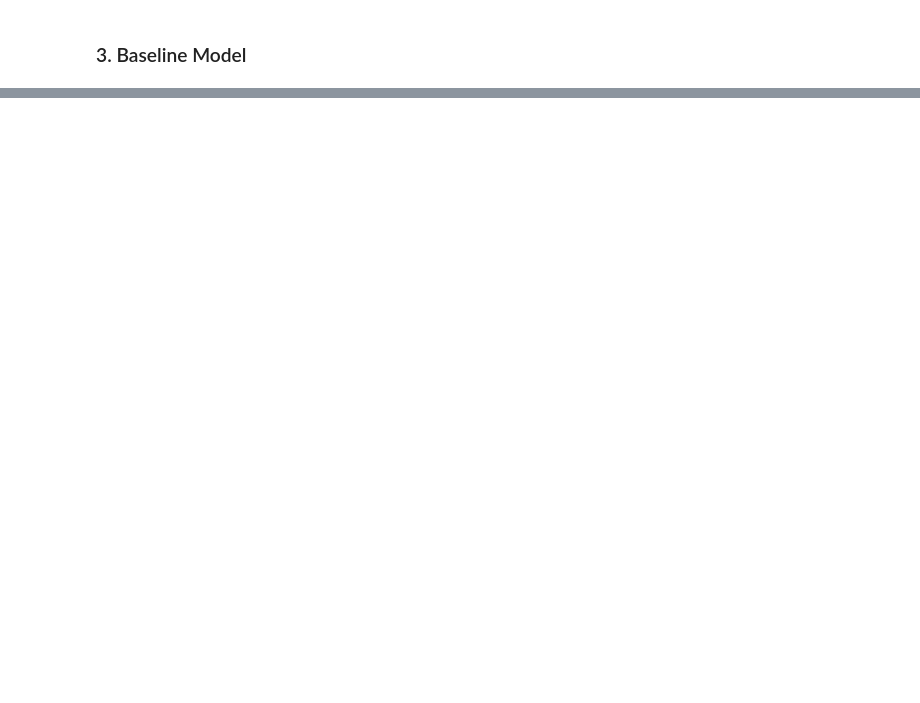
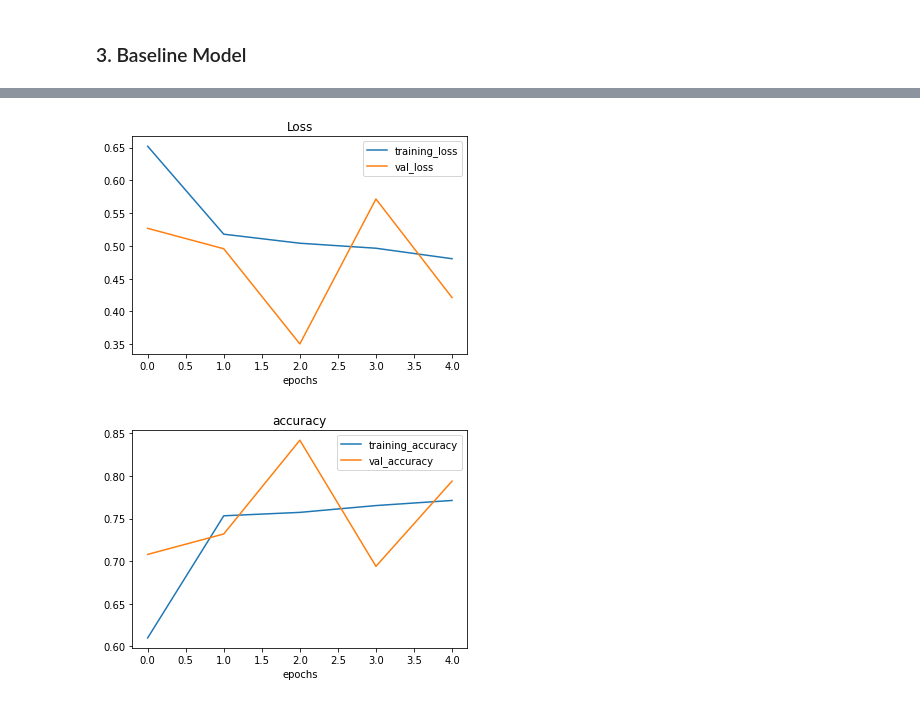
Before and after one commit to ShyamSundhar1411/My-ML-Notebooks, a Jupyter notebook: Classifications/Introduction_to_Computer_Vision_Using_Tensorflow.ipynb, the cells around one changed output, grey strips where cells are left out. Saved outputs shown, nothing was run; the diff lists cells and outputs as text; code cells hidden in the pictures; blank space fills up the shorter version.

```diff
--- a/Classifications/Introduction_to_Computer_Vision_Using_Tensorflow.ipynb
+++ b/Classifications/Introduction_to_Computer_Vision_Using_Tensorflow.ipynb
@@ -346,0 +464,2 @@ Epoch 5/5
+# %%
+train_data_augmented_shuffled = train_datagen_augmented.flow_from_directory(train_dir,batch_size = 32,target_size = (224,224),class_mode = "binary",shuffle = True)
@@ -346,0 +468,18 @@ Epoch 5/5
+# %%
+model_7 = tf.keras.Sequential([
+    tf.keras.layers.Conv2D(
+        filters=10,
+        kernel_size = 3,
+        strides = (1,1),
+        padding = "valid",activation = "relu"),
+    tf.keras.layers.MaxPool2D(2),
+    tf.keras.layers.Conv2D(10,3,activation = "relu"),
+    tf.keras.layers.MaxPool2D(2),
+    tf.keras.layers.Conv2D(10,3,activation = "relu"),
+    tf.keras.layers.MaxPool2D(2),
+    tf.keras.layers.Flatten(),
+    tf.keras.layers.Dense(1,activation="sigmoid"),
+])
+model_7.compile(loss = "binary_crossentropy",optimizer = "adam",metrics = ["accuracy"])
+# %%
+history_7 = model_7.fit(train_data_augmented_shuffled,epochs = 5,steps_per_epoch = len(train_data_augmented_shuffled),validation_data = test_data,validation_steps = len(test_data))
@@ -346,0 +497,5 @@ Epoch 5/5
+# %%
+plot_loss_curves(history_7)
+# %% [output]
+[figure, added]
+[figure, added]
```
Also changed, not shown: parts of 43 cells of this notebook.
